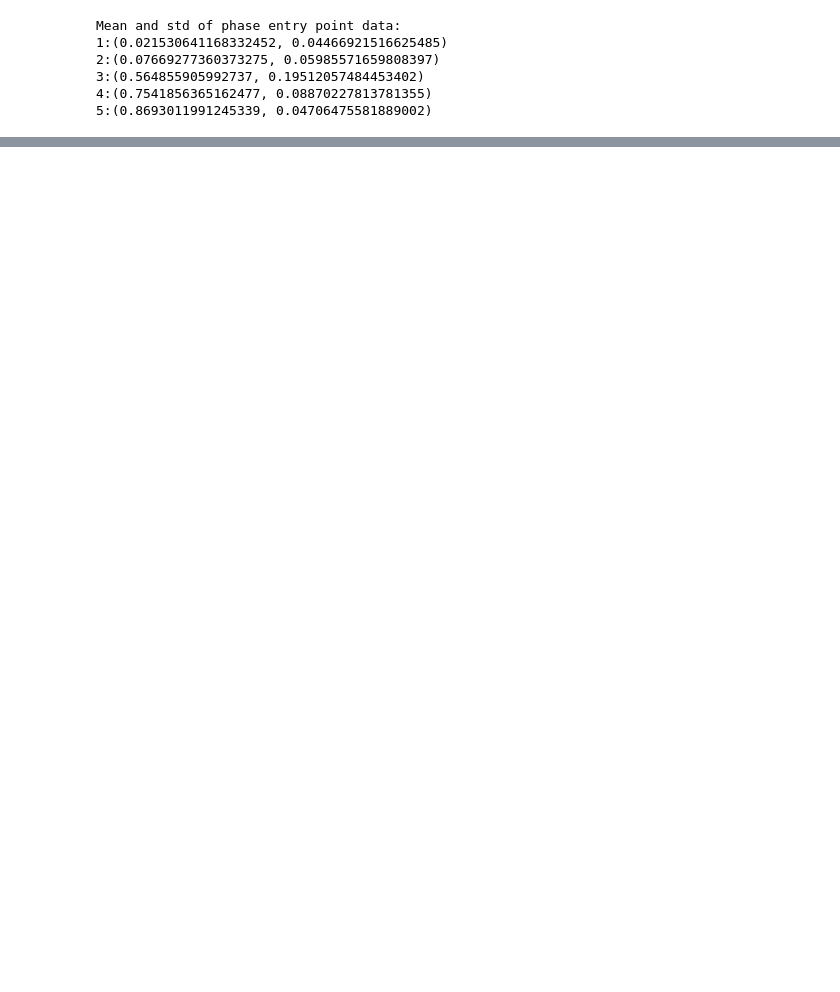
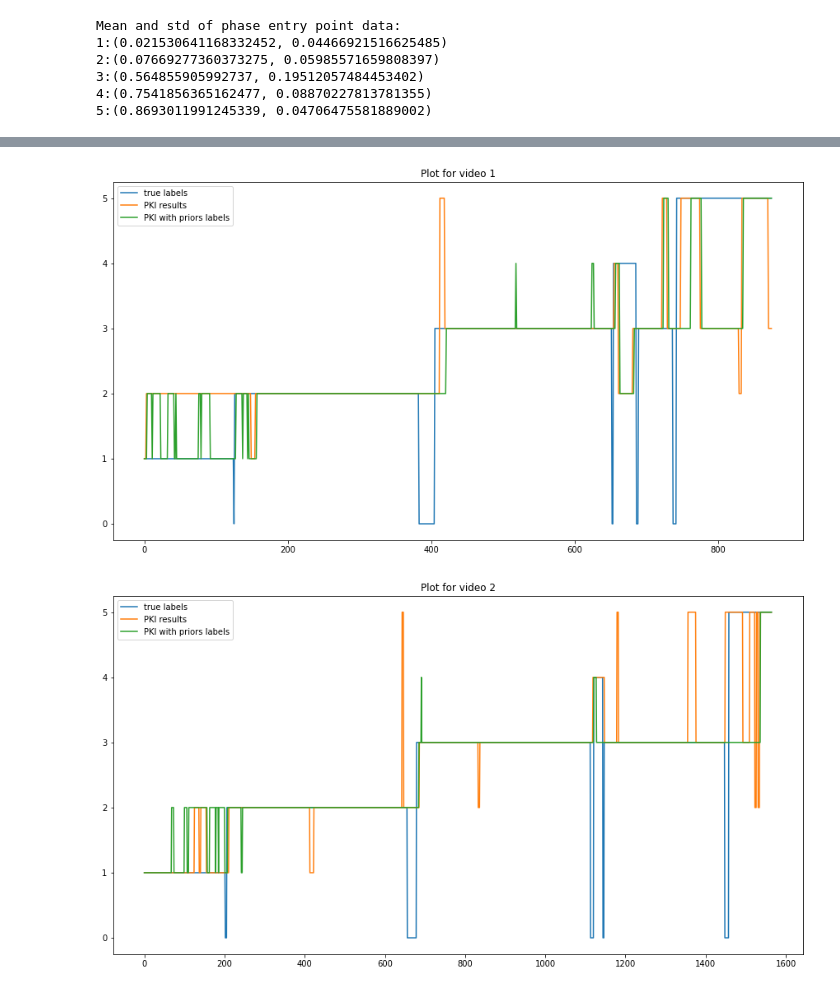
Before and after one commit to jennazhou/SurgicalWorkflowSegmentation, a Jupyter notebook: prior_distribution_playground.ipynb, the cells around one changed output, grey strips where cells are left out. Drawn from its saved outputs; the diff is of its cells as text; code cells hidden in the pictures; blank space fills up the shorter version.

```diff
--- a/prior_distribution_playground.ipynb
+++ b/prior_distribution_playground.ipynb
@@ -1645,0 +1914,10 @@ Mean and std of phase entry point data:
+# %%
+num = len(true_label_list)
+for i in range(num):
+    true_labels = true_label_list[i]
+    pki_acc =  accuracy_score(true_labels, pki_list[i])
+    pki_wo_zero_acc = accuracy_score(true_labels, pki_wo_zero_list[i])
+    print("Video {}:".format(i+1))
+    print("PKI acc: {}".format(pki_acc))
+    print("PKI with priors acc: {}".format(pki_wo_zero_acc))
+    print()
@@ -1645,0 +1942,16 @@ Mean and std of phase entry point data:
+# %%
+for i in range(14):
+##############
+    num = len(true_label_list)
+    figure(figsize=(15, 8))
+    x = list(range(len(true_label_list[i])))
+    plt.plot(x, true_label_list[i], label="true labels")
+    # plt.plot(x, pred_list[i], label="CNN prediction labels")
+    plt.plot(x, pki_list[i], label="PKI results")
+    plt.plot(x, pki_wo_zero_list[i], label="PKI with priors labels")
+    plt.legend()
+    plt.title("Plot for video {}".format(i+1))
+    plt.show()
+# %% [output]
+[figure, added]
+[figure, added]
```
Also changed, not shown: parts of 33 cells of this notebook.
